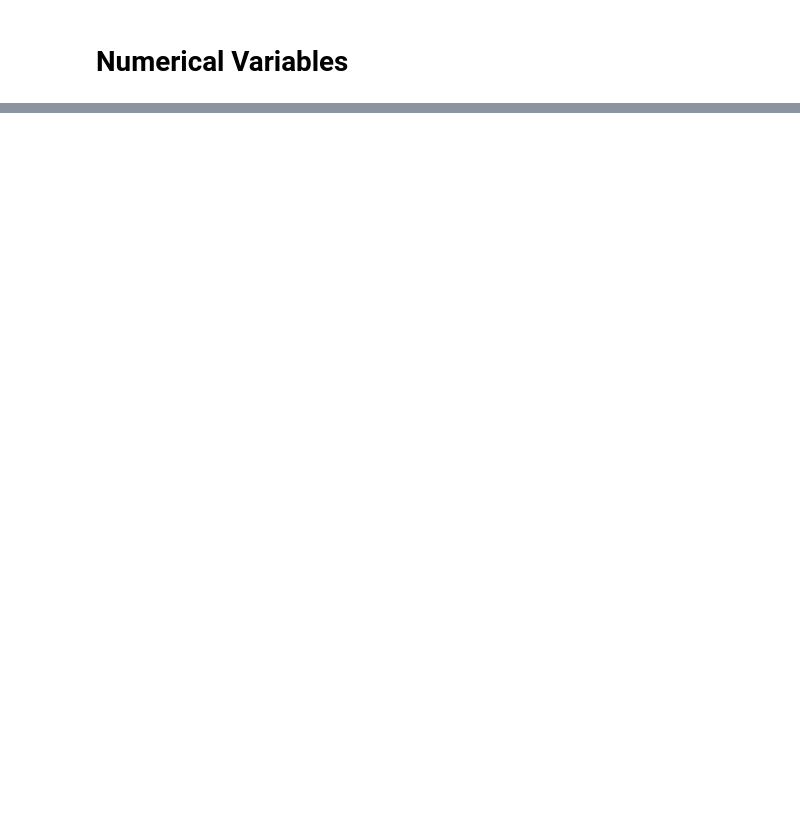
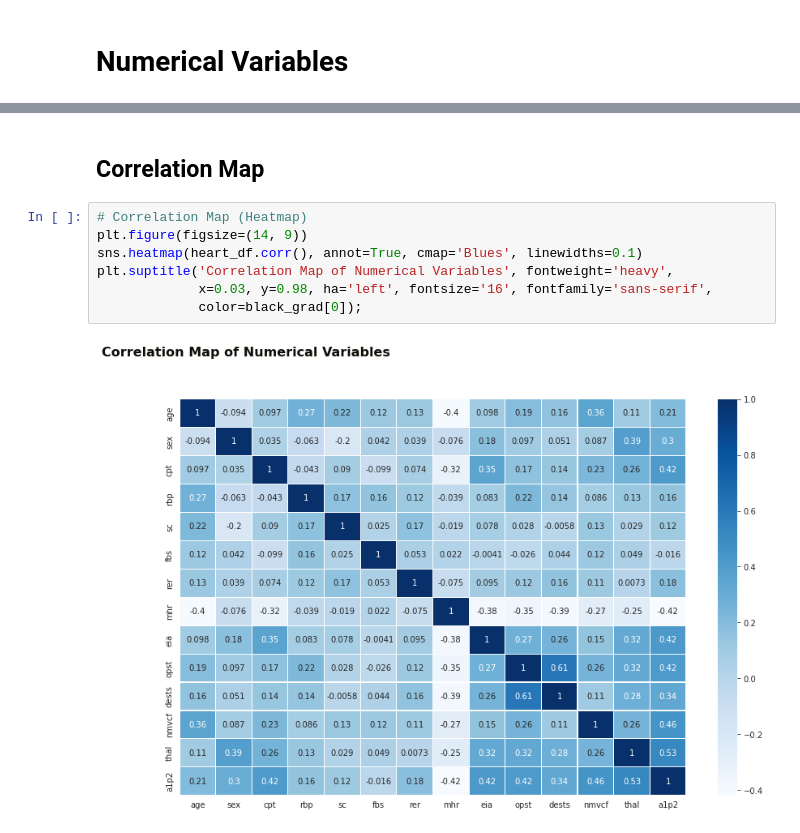
Before and after one commit to iamharkirat/EEE-591, a Jupyter notebook: project_1.ipynb, the cells around one changed output, grey strips where cells are left out. Saved outputs shown, nothing was run; the diff lists cells and outputs as text; blank space fills up the shorter version.

```diff
--- a/project_1.ipynb
+++ b/project_1.ipynb
@@ -173,0 +193,11 @@ plot_column_distribution('a1p2', heart_df, color_mix)
+# %% [markdown]
+## Correlation Map
+# %%
+# Correlation Map (Heatmap)
+plt.figure(figsize=(14, 9))
+sns.heatmap(heart_df.corr(), annot=True, cmap='Blues', linewidths=0.1)
+plt.suptitle('Correlation Map of Numerical Variables', fontweight='heavy',
+             x=0.03, y=0.98, ha='left', fontsize='16', fontfamily='sans-serif',
+             color=black_grad[0]);
+# %% [output]
+[figure, added]
```
Also changed, not shown: parts of 22 cells of this notebook.
